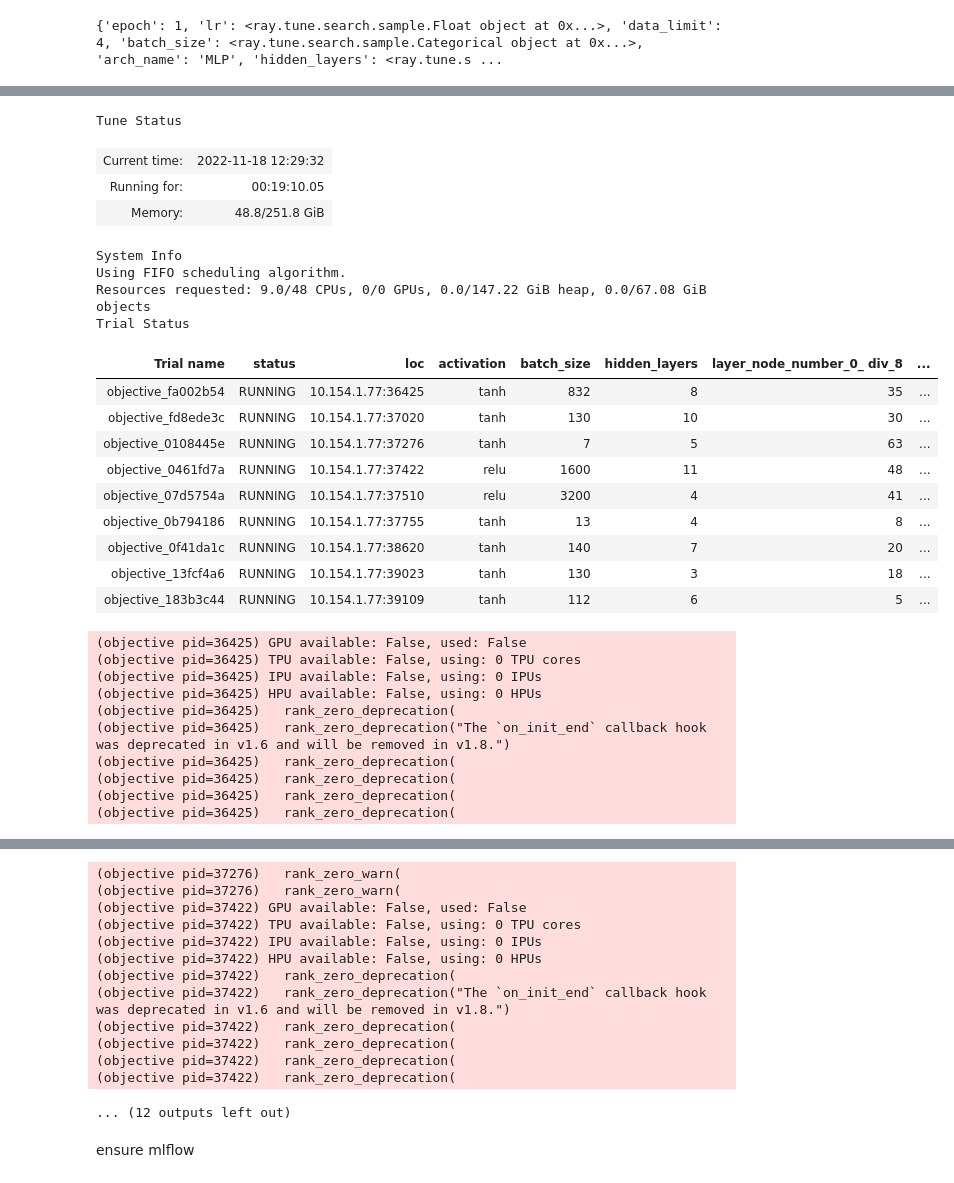
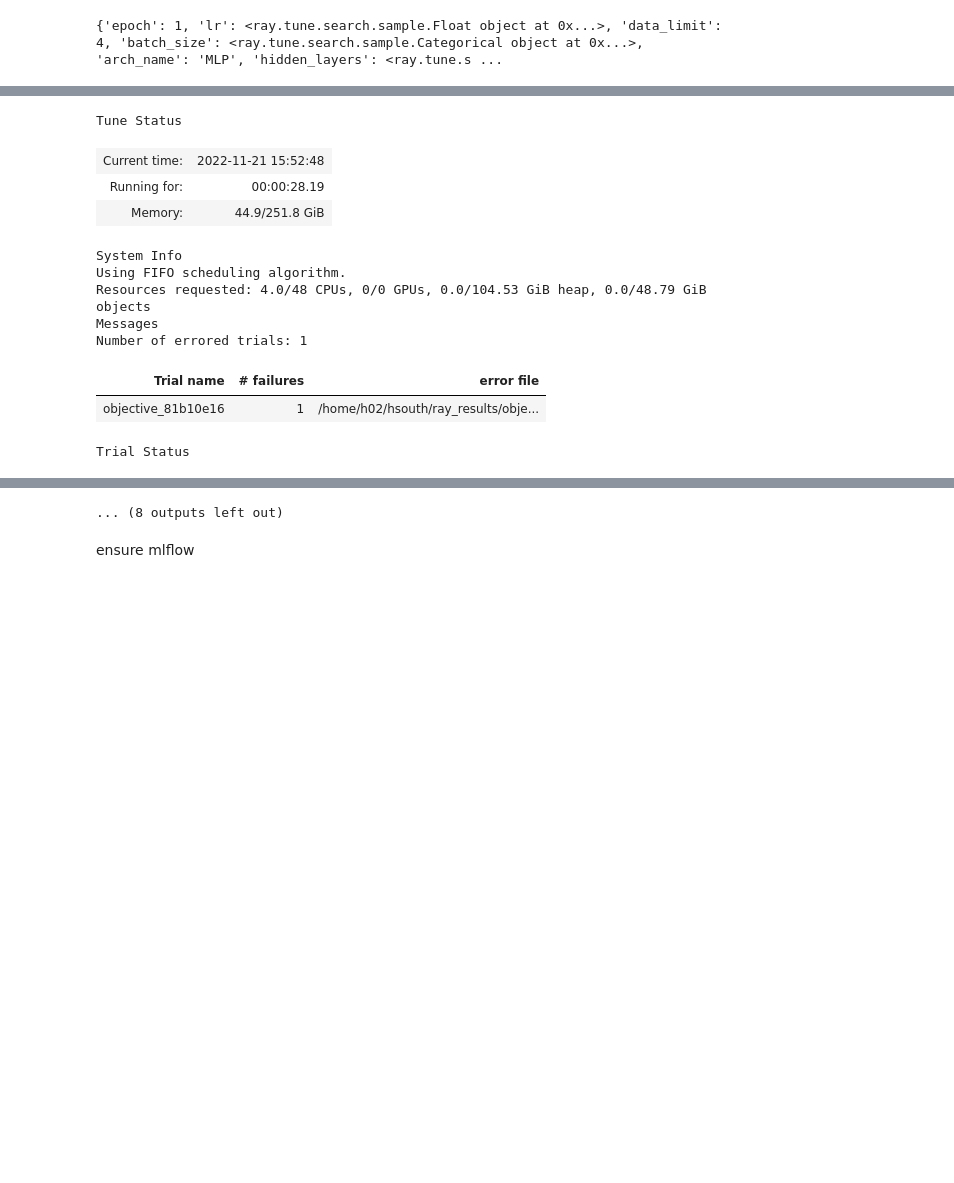
Before and after one commit to MetOffice/data_science_cop, a Jupyter notebook: challenges/2021_cloud_base_height/04_optuna_tuning.ipynb, the cells around one changed output, grey strips where cells are left out. Cells and saved outputs as stored; diff of their text form; code cells hidden in the pictures; blank space fills up the shorter version.

Commit message:
Update work, improve normalization methods and extend LSTM

```diff
--- a/challenges/2021_cloud_base_height/04_optuna_tuning.ipynb
+++ b/challenges/2021_cloud_base_height/04_optuna_tuning.ipynb
@@ -108,7 +109,7 @@ max_layers = 12
 factors_for_hparam_choice = [factor for factor in factors_of_chunk if (factor<3300 and factor>3)]
 mlp_search_space = {
     "epoch": 1,
-    "lr": tune.quniform(0.0001, 0.01, 0.00005),
+    "lr": tune.quniform(0.001, 0.01, 0.0005),
     "data_limit": 4,
     "batch_size": tune.choice(factors_for_hparam_choice),
     "arch_name":"MLP",
@@ -119,7 +120,26 @@ mlp_search_space = {
     "deterministic":False,
     "chkpt_time":datetime.timedelta(minutes=15),
     "max_time":max_time_for_trial
-
+}
+lstm_search_space = {
+    "epoch": 1,
+    "lr": tune.quniform(0.0001, 0.005, 0.000005),
+    "data_limit": 4,
+    "batch_size": tune.choice(factors_for_hparam_choice),
+    "arch_name":"LSTM",
+    "lstm_layers":tune.randint(1,max_layers),
+    "input_size": train_input.shape[2],
+    "output_size": train_input.shape[1],
+    "deterministic":False,
+    "chkpt_time":datetime.timedelta(minutes=15),
+    "max_time":max_time_for_trial,
+    "lstm_nodesize":tune.randint(1,int(max_node_num_exclusive/8)),
+    "height_dimension": train_input.shape[1],
+    "embed_size": tune.randint(1,26),
+    "BILSTM": tune.choice([False, True]),
+    "backward_lstm_differing_transitions": tune.choice([False, True]),
+    "batch_first":True,
+    "skip_connection": tune.choice([False, True]),
 }
 layer_pattern = 'layer_node_number_{layer_num}_div_8'
 for layer_num in range(max_layers):
@@ -251,18 +287,14 @@ def objective(ray_config):
 searcher = OptunaSearch(metric=["val_loss_mean"], mode=["min"])
 algo = ConcurrencyLimiter(searcher, max_concurrent=int(CPU_COUNT*(3/4)))
 num_hparam_trials = 50
-# mlp_search_space["mlflow"] = {
-#     "tracking_uri":mlflow_server_uri,
-#     "experiment_id":mlf_exp_id,
-#     "experiment_name":experiment_name,
-# }
+
 tuner = tune.Tuner(
     objective,
     tune_config=tune.TuneConfig(
         search_alg=algo,
         num_samples=num_hparam_trials,
     ),
-    param_space=mlp_search_space,
+    param_space=lstm_search_space,
 )
 results = tuner.fit()
 # %% [output]
@@ -272,28 +304,12 @@ results = tuner.fit()
 Tune Status
-| Current time: | 2022-11-18 12:29:32 |
-| Running for: | 00:19:10.05 |
-| Memory: | 48.8/251.8 GiB |
+| Current time: | 2022-11-21 15:52:48 |
+| Running for: | 00:00:28.19 |
+| Memory: | 44.9/251.8 GiB |
 System Info
 Using FIFO scheduling algorithm.
-Resources requested: 9.0/48 CPUs, 0/0 GPUs, 0.0/147.22 GiB heap, 0.0/67.08 GiB objects
-Trial Status
+Resources requested: 4.0/48 CPUs, 0/0 GPUs, 0.0/104.53 GiB heap, 0.0/48.79 GiB objects
+Messages
+Number of errored trials: 1
-| Trial name | status | loc | activation | batch_size | hidden_layers | layer_node_number_0_ div_8 | ... |
-| objective_fa002b54 | RUNNING | 10.154.1.77:36425 | tanh | 832 | 8 | 35 | ... |
-| objective_fd8ede3c | RUNNING | 10.154.1.77:37020 | tanh | 130 | 10 | 30 | ... |
-| objective_0108445e | RUNNING | 10.154.1.77:37276 | tanh | 7 | 5 | 63 | ... |
-| objective_0461fd7a | RUNNING | 10.154.1.77:37422 | relu | 1600 | 11 | 48 | ... |
-| objective_07d5754a | RUNNING | 10.154.1.77:37510 | relu | 3200 | 4 | 41 | ... |
-| objective_0b794186 | RUNNING | 10.154.1.77:37755 | tanh | 13 | 4 | 8 | ... |
-| objective_0f41da1c | RUNNING | 10.154.1.77:38620 | tanh | 140 | 7 | 20 | ... |
-| objective_13fcf4a6 | RUNNING | 10.154.1.77:39023 | tanh | 130 | 3 | 18 | ... |
-| objective_183b3c44 | RUNNING | 10.154.1.77:39109 | tanh | 112 | 6 | 5 | ... |
+| Trial name | # failures | error file |
+| objective_81b10e16 | 1 | /home/h02/hsouth/ray_results/obje... |
-(objective pid=36425) GPU available: False, used: False
-(objective pid=36425) TPU available: False, using: 0 TPU cores
-(objective pid=36425) IPU available: False, using: 0 IPUs
-(objective pid=36425) HPU available: False, using: 0 HPUs
-(objective pid=36425)   rank_zero_deprecation(
-(objective pid=36425)   rank_zero_deprecation("The `on_init_end` callback hook was deprecated in v1.6 and will be removed in v1.8.")
-(objective pid=36425)   rank_zero_deprecation(
-(objective pid=36425)   rank_zero_deprecation(
-(objective pid=36425)   rank_zero_deprecation(
-(objective pid=36425)   rank_zero_deprecation(
+Trial Status
@@ -360,16 +385,4 @@ Trial Status
-(objective pid=37276)   rank_zero_warn(
-(objective pid=37276)   rank_zero_warn(
-(objective pid=37422) GPU available: False, used: False
-(objective pid=37422) TPU available: False, using: 0 TPU cores
-(objective pid=37422) IPU available: False, using: 0 IPUs
-(objective pid=37422) HPU available: False, using: 0 HPUs
-(objective pid=37422)   rank_zero_deprecation(
-(objective pid=37422)   rank_zero_deprecation("The `on_init_end` callback hook was deprecated in v1.6 and will be removed in v1.8.")
-(objective pid=37422)   rank_zero_deprecation(
-(objective pid=37422)   rank_zero_deprecation(
-(objective pid=37422)   rank_zero_deprecation(
-(objective pid=37422)   rank_zero_deprecation(
+... (8 outputs left out)
-... (12 outputs left out)
 # %% [markdown]
 ensure mlflow
 # %% [markdown]
```
Also changed, not shown: parts of 3 cells of this notebook, 8 other files.
